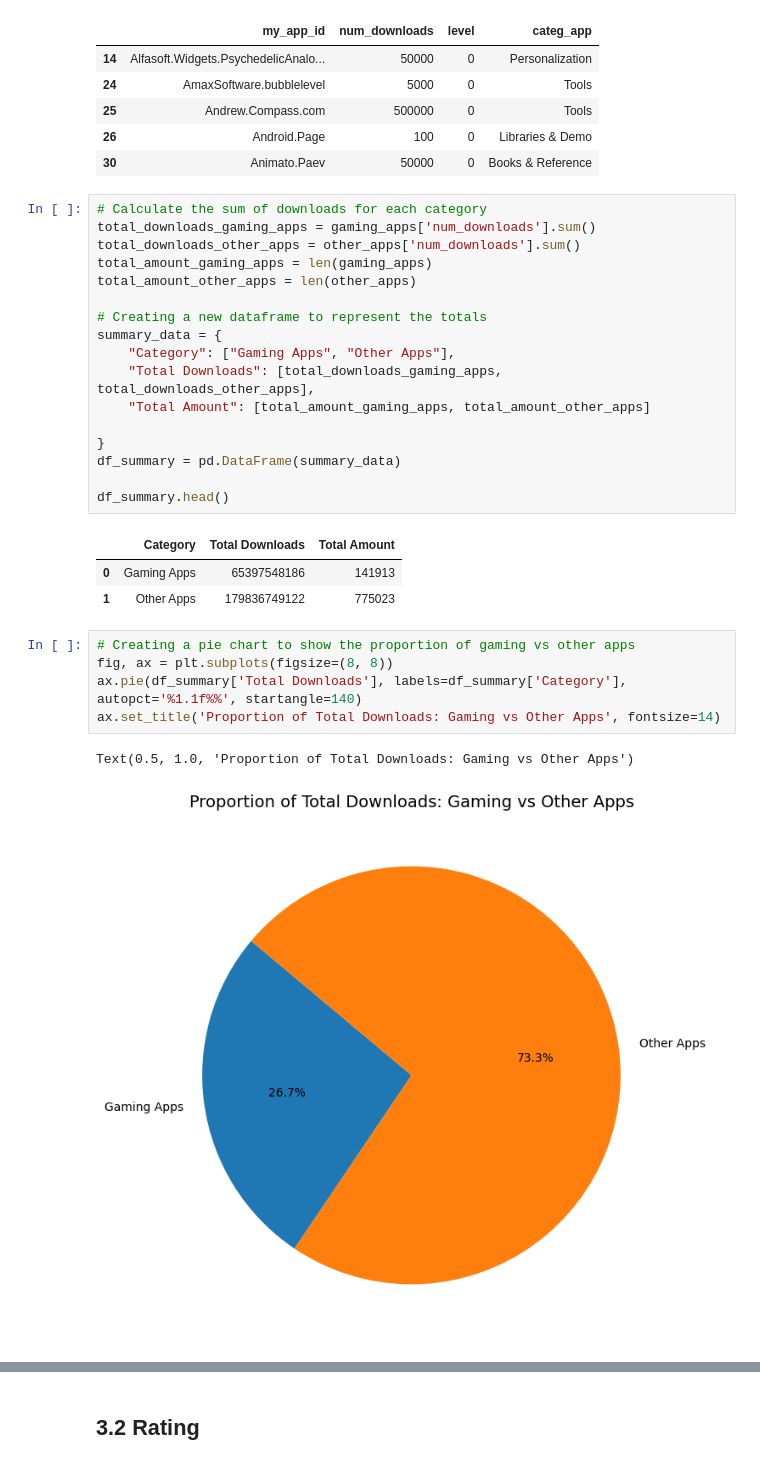
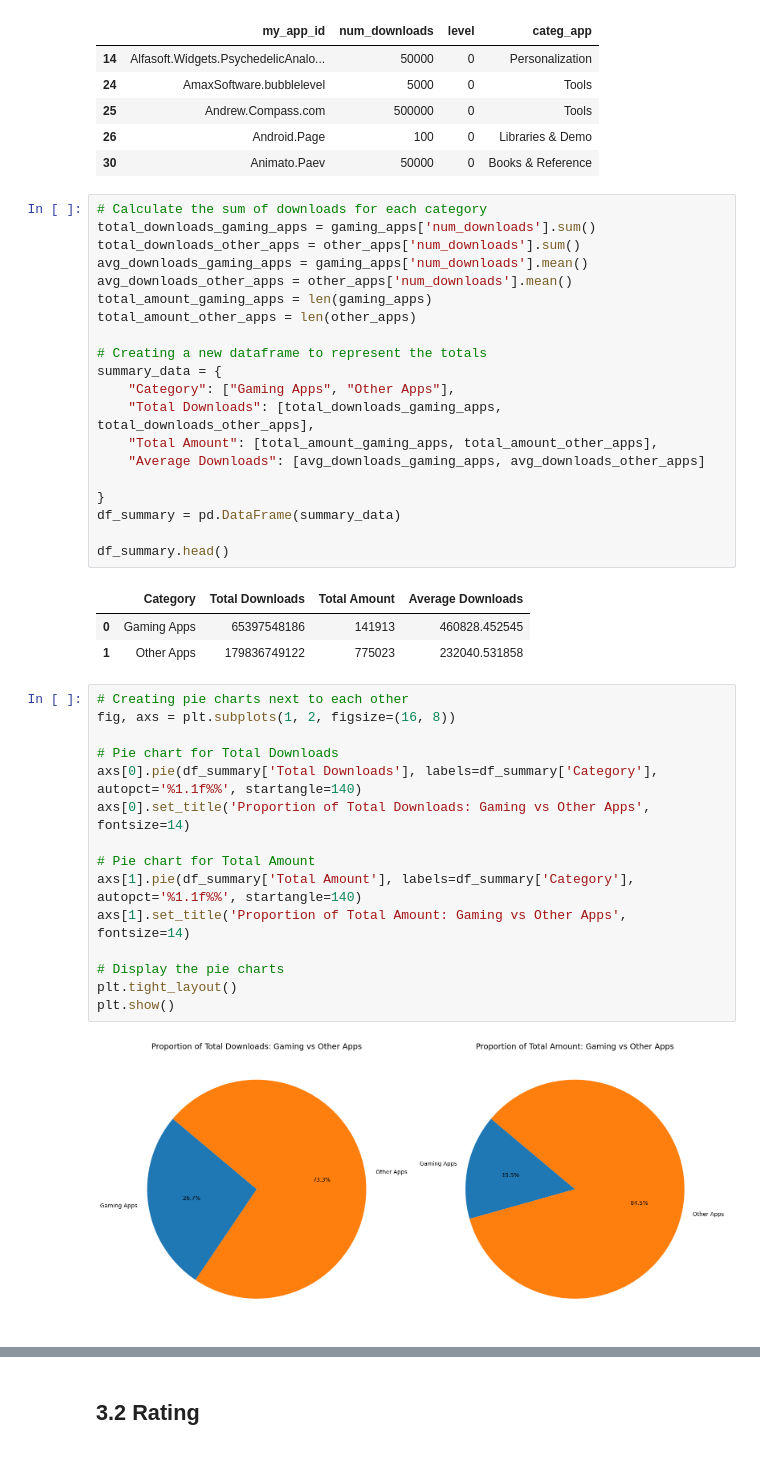
Before and after one commit to kevinmout/SBM, a Jupyter notebook: EDA.ipynb, the cells around one changed output, grey strips where cells are left out. Saved outputs shown, nothing was run; the diff lists cells and outputs as text.

```diff
--- a/EDA.ipynb
+++ b/EDA.ipynb
@@ -1177,6 +1412,8 @@ other_apps.head()
 # Calculate the sum of downloads for each category
 total_downloads_gaming_apps = gaming_apps['num_downloads'].sum()
 total_downloads_other_apps = other_apps['num_downloads'].sum()
+avg_downloads_gaming_apps = gaming_apps['num_downloads'].mean()
+avg_downloads_other_apps = other_apps['num_downloads'].mean()
 total_amount_gaming_apps = len(gaming_apps)
 total_amount_other_apps = len(other_apps)
 
@@ -1184,21 +1421,31 @@ total_amount_other_apps = len(other_apps)
 summary_data = {
     "Category": ["Gaming Apps", "Other Apps"],
     "Total Downloads": [total_downloads_gaming_apps, total_downloads_other_apps],
-    "Total Amount": [total_amount_gaming_apps, total_amount_other_apps]
+    "Total Amount": [total_amount_gaming_apps, total_amount_other_apps],
+    "Average Downloads": [avg_downloads_gaming_apps, avg_downloads_other_apps]
 
 }
 df_summary = pd.DataFrame(summary_data)
 
 df_summary.head()
 # %% [output]
-|  | Category | Total Downloads | Total Amount |
-| 0 | Gaming Apps | 65397548186 | 141913 |
-| 1 | Other Apps | 179836749122 | 775023 |
+|  | Category | Total Downloads | Total Amount | Average Downloads |
+| 0 | Gaming Apps | 65397548186 | 141913 | 460828.452545 |
+| 1 | Other Apps | 179836749122 | 775023 | 232040.531858 |
 # %%
-# Creating a pie chart to show the proportion of gaming vs other apps
-fig, ax = plt.subplots(figsize=(8, 8))
-ax.pie(df_summary['Total Downloads'], labels=df_summary['Category'], autopct='%1.1f%%', startangle=140)
-ax.set_title('Proportion of Total Downloads: Gaming vs Other Apps', fontsize=14)
+# Creating pie charts next to each other
+fig, axs = plt.subplots(1, 2, figsize=(16, 8))
+
+# Pie chart for Total Downloads
+axs[0].pie(df_summary['Total Downloads'], labels=df_summary['Category'], autopct='%1.1f%%', startangle=140)
+axs[0].set_title('Proportion of Total Downloads: Gaming vs Other Apps', fontsize=14)
+
+# Pie chart for Total Amount
+axs[1].pie(df_summary['Total Amount'], labels=df_summary['Category'], autopct='%1.1f%%', startangle=140)
+axs[1].set_title('Proportion of Total Amount: Gaming vs Other Apps', fontsize=14)
+
+# Display the pie charts
+plt.tight_layout()
+plt.show()
 # %% [output]
-Text(0.5, 1.0, 'Proportion of Total Downloads: Gaming vs Other Apps')
-[figure, old version]
+[figure, new version]
```
Also changed, not shown: parts of 15 cells of this notebook, 8 other files.
